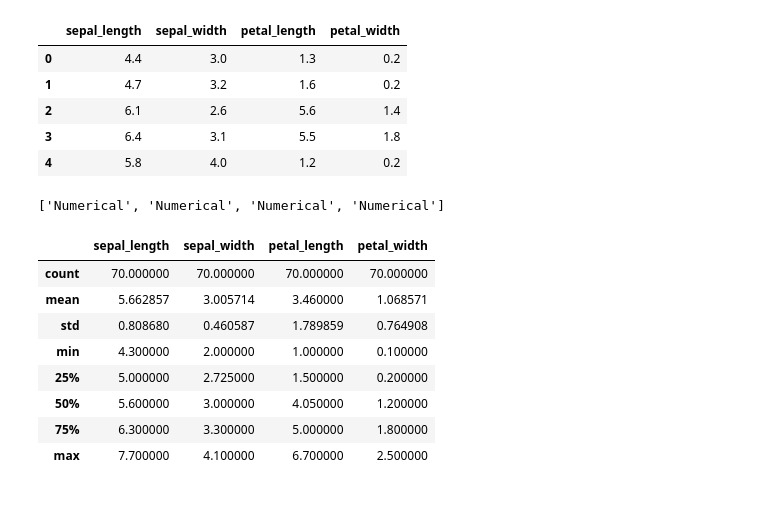
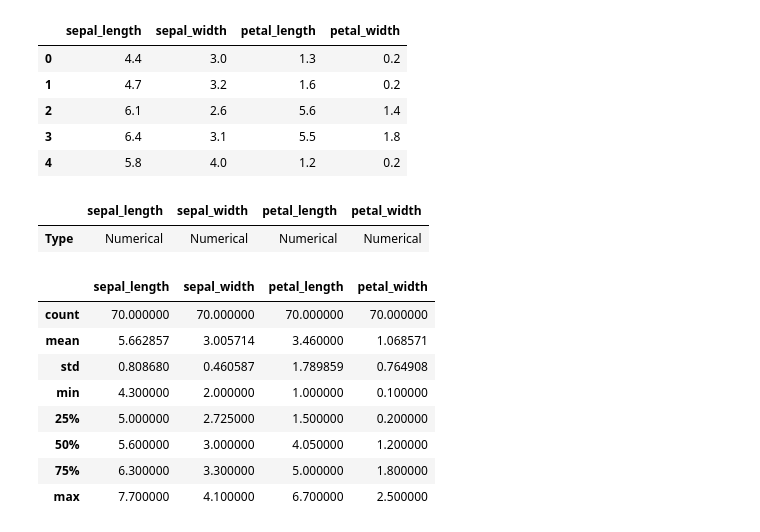
Before and after one commit to Didayolo/medi-chal, a Jupyter notebook: notebooks/auto_ml/ID_notebook.ipynb, the cells around one changed output. Saved outputs shown, nothing was run; the diff lists cells and outputs as text; code cells hidden in the pictures; blank space fills up the shorter version.

Commit message:
Add show_feat_type and corrections

```diff
--- a/notebooks/auto_ml/ID_notebook.ipynb
+++ b/notebooks/auto_ml/ID_notebook.ipynb
@@ -147,11 +144,11 @@ data.head()
 | 2 | 6.1 | 2.6 | 5.6 | 1.4 |
 | 3 | 6.4 | 3.1 | 5.5 | 1.8 |
 | 4 | 5.8 | 4.0 | 1.2 | 0.2 |
-# %%
-# show feat type
-D.feat_type
-# %% [output]
-['Numerical', 'Numerical', 'Numerical', 'Numerical']
+# %%
+D.show_feat_type()
+# %% [output]
+|  | sepal_length | sepal_width | petal_length | petal_width |
+| Type | Numerical | Numerical | Numerical | Numerical |
 # %%
 data.describe()
 # %% [output]
```
Also changed, not shown: parts of 5 cells of this notebook, 4 other files.
